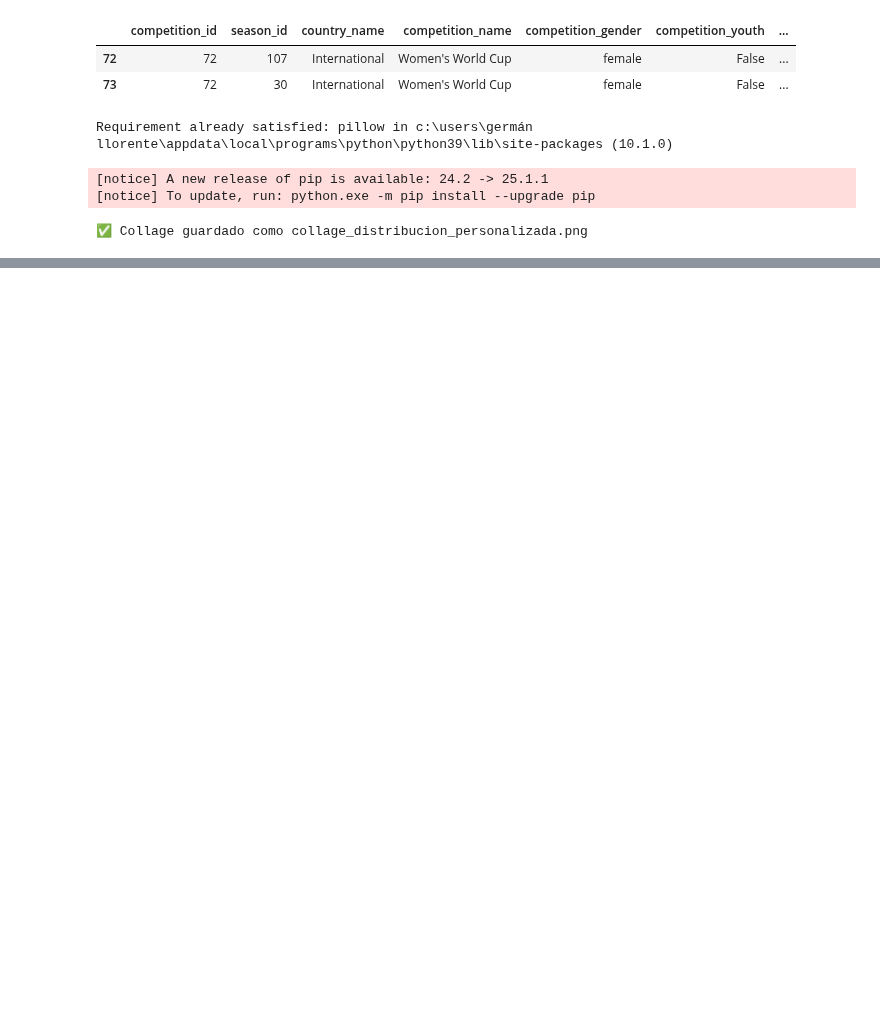
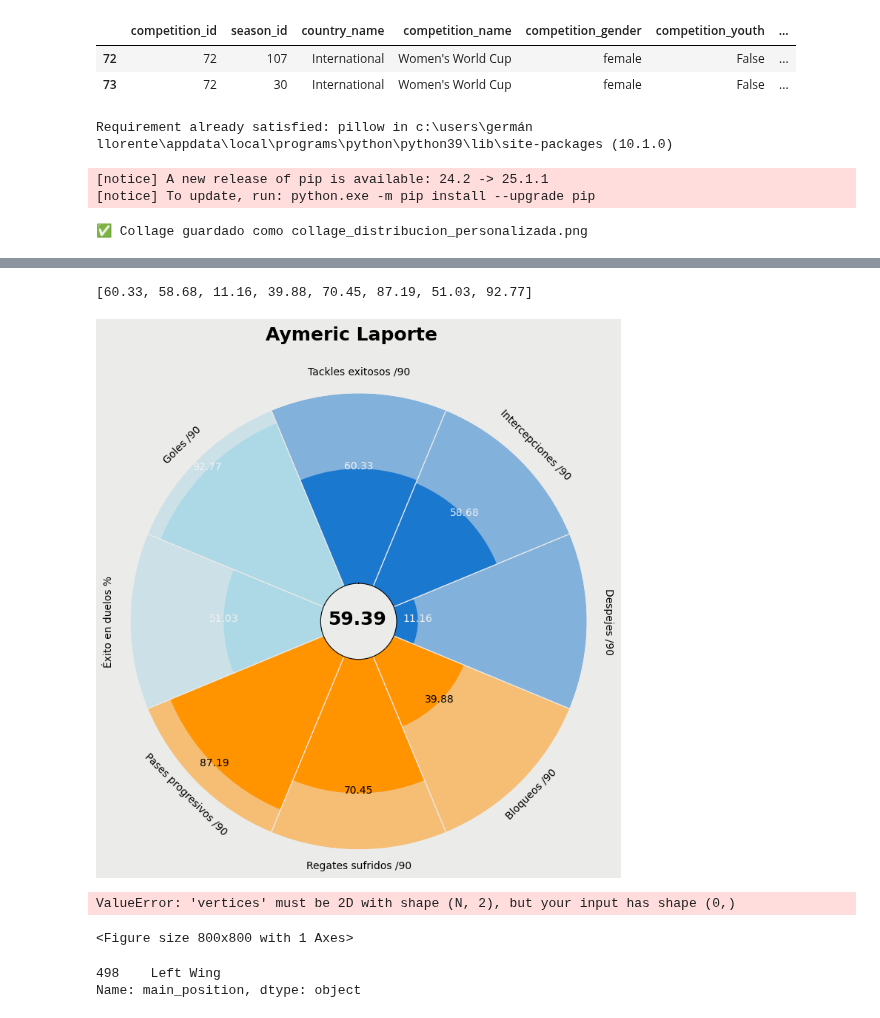
Before and after one commit to Germiprogramer/TFG-Agente-de-Scouting, a Jupyter notebook: graficos.ipynb, the cells around one changed output, grey strips where cells are left out. Cells and saved outputs as stored; diff of their text form; code cells hidden in the pictures; blank space fills up the shorter version.

```diff
--- a/graficos.ipynb
+++ b/graficos.ipynb
@@ -101,4 +116,5 @@ print("✅ Collage guardado como collage_distribucion_personalizada.png")
 ✅ Collage guardado como collage_distribucion_personalizada.png
 # %%
 # Cargar datos
-df_centrales = pd.read_csv("datos/normalizaciones_posicion/percentiles/centrales_percentil.csv")
+df_percentil = pd.read_csv("datos/normalizaciones_posicion/percentiles/total_percentil.csv")
+df_total = pd.read_csv("datos/datos_jugadores_v4/jugadores_total.csv")
@@ -153,0 +156,50 @@ AttributeError: 'Radar' object has no attribute 'draw_circular'
+# %%
+player = "Aymeric Laporte"
+row = df_percentil[df_percentil["player_name"] == player].iloc[0]
+team = row["team"]
+rating = round(row["rating"], 2)
+row2 = df_total[df_total["player_name"] == player].iloc[0]
+market_value = row2["value_eur"]
+# %%
+jugador = list(centrales_plot[centrales_plot['player_name'] == player].iloc[0].values[1:])
+values = [round(x, 2) for x in jugador]
+values
+# %% [output]
+[60.33, 58.68, 11.16, 39.88, 70.45, 87.19, 51.03, 92.77]
+# %%
+# color for the slices and text
+slice_colors = ["#1A78CF"] * 3 + ["#FF9300"] * 3 + ['lightblue'] * 2
+text_colors = ["#F2F2F2"] * 3 + ["#000000"] * 3 + ["#F2F2F2"] * 2
+# %%
+# instantiate PyPizza class
+baker = PyPizza(
+    params=params,                  # list of parameters
+    background_color="#EBEBE9",     # background color
+    straight_line_color="#EBEBE9",  # color for straight lines
+    straight_line_lw=1,             # linewidth for straight lines
+    last_circle_lw=0,               # linewidth of last circle
+    other_circle_lw=0,              # linewidth for other circles
+    inner_circle_size=20            # size of inner circle
+)
+
+
+# Crear figura
+fig, ax = baker.make_pizza(
+    values,
+    figsize=(8, 8),
+    color_blank_space="same",
+    slice_colors=slice_colors,
+    value_colors=text_colors,
+    param_location=110  # puedes ajustar la posición de los labels
+)
+
+# Título con nombre y rating
+rating = round(row["rating"], 2) if "rating" in row else "N/A"
+fig.text(0.51, 0.49, f"{rating}", size=18, weight='bold', ha='center')
+
+# Título
+fig.text(0.5, 0.97, player, size=18, weight='bold', ha='center')
+
+plt.show()
+# %% [output]
+[figure, added]
@@ -153,0 +328,11 @@ AttributeError: 'Radar' object has no attribute 'draw_circular'
+# %%
+pizza_radar_jugador("Memphis Depay", df_percentil, df_total)
+# %% [output]
+ValueError: 'vertices' must be 2D with shape (N, 2), but your input has shape (0,)
+<Figure size 800x800 with 1 Axes>
+# %%
+assert "Memphis Depay" in df_percentil['player_name'].values
+print(df_total[df_total['player_name'] == "Memphis Depay"]['main_position'])
+# %% [output]
+498    Left Wing
+Name: main_position, dtype: object
```
Also changed, not shown: parts of 9 cells of this notebook, 2 other files.
